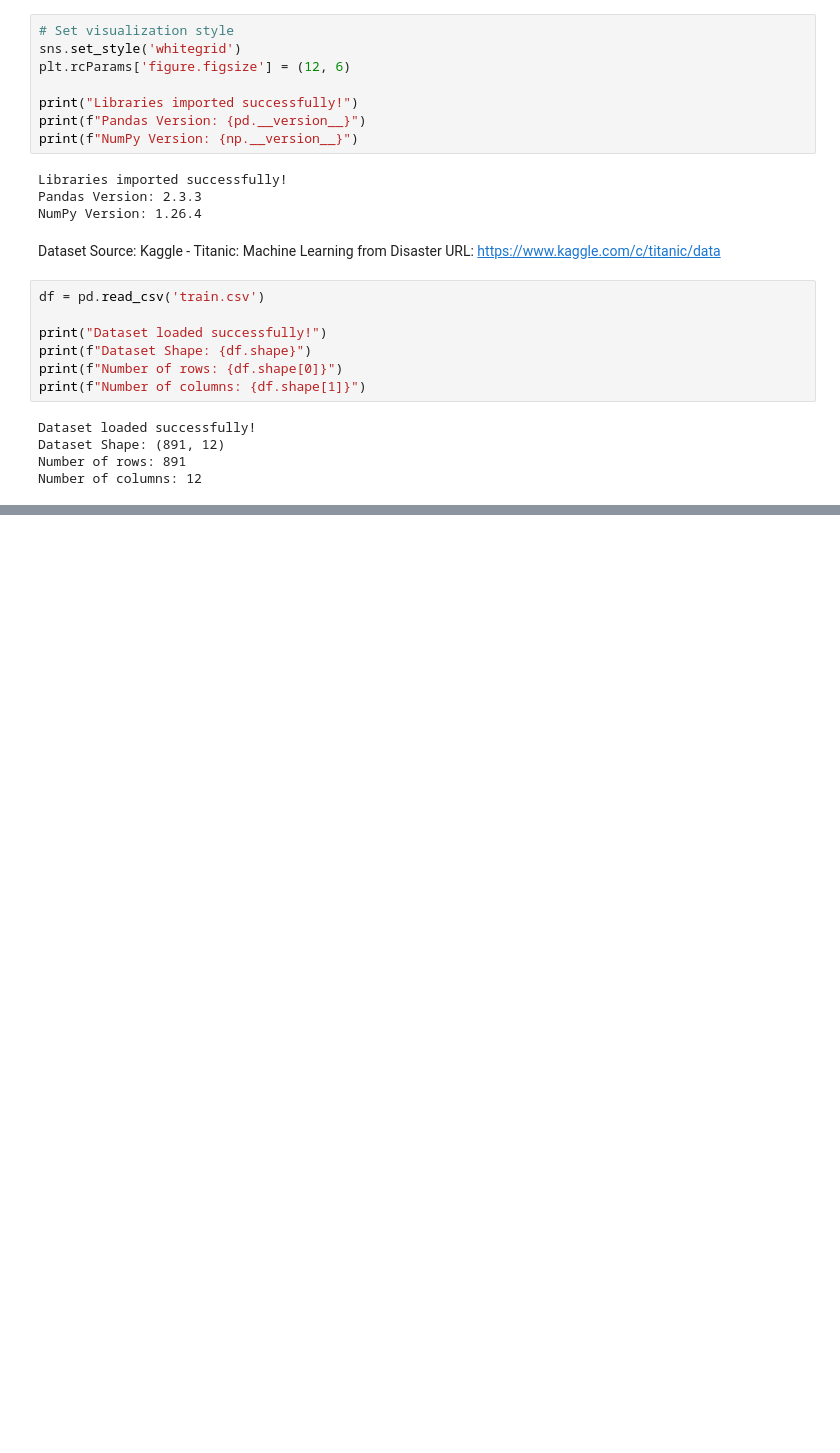
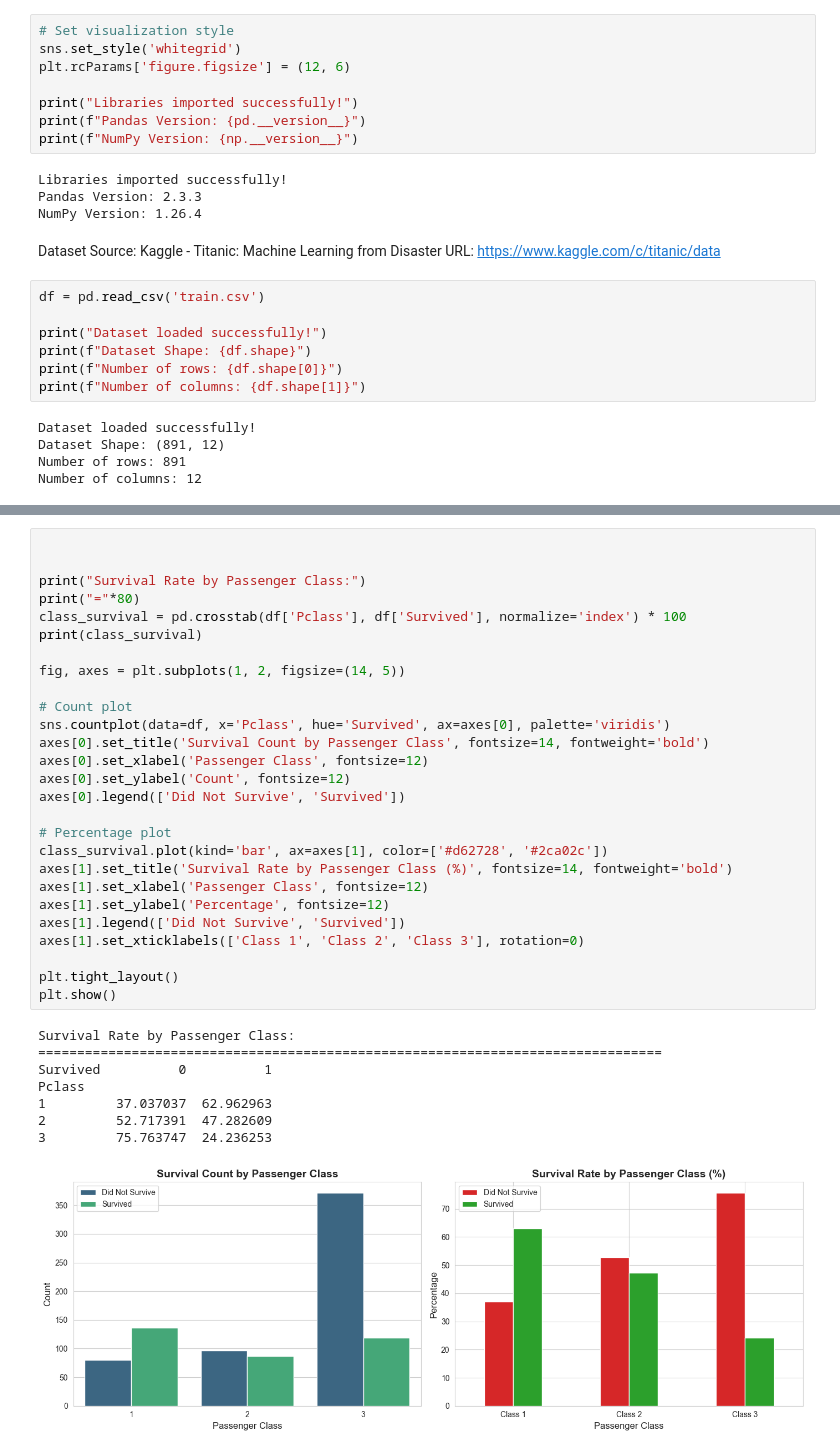
Before and after one commit to aryan-Patel-web/OWL_AI_Intern, a Jupyter notebook: Task-3 - EDA/task.ipynb, the cells around one changed output, grey strips where cells are left out. Cells and saved outputs as stored; diff of their text form; blank space fills up the shorter version.

```diff
--- a/Task-3 - EDA/task.ipynb
+++ b/Task-3 - EDA/task.ipynb
@@ -45,0 +340,36 @@ Number of columns: 12
+# %%
+
+
+print("Survival Rate by Passenger Class:")
+print("="*80)
+class_survival = pd.crosstab(df['Pclass'], df['Survived'], normalize='index') * 100
+print(class_survival)
+
+fig, axes = plt.subplots(1, 2, figsize=(14, 5))
+
+# Count plot
+sns.countplot(data=df, x='Pclass', hue='Survived', ax=axes[0], palette='viridis')
+axes[0].set_title('Survival Count by Passenger Class', fontsize=14, fontweight='bold')
+axes[0].set_xlabel('Passenger Class', fontsize=12)
+axes[0].set_ylabel('Count', fontsize=12)
+axes[0].legend(['Did Not Survive', 'Survived'])
+
+# Percentage plot
+class_survival.plot(kind='bar', ax=axes[1], color=['#d62728', '#2ca02c'])
+axes[1].set_title('Survival Rate by Passenger Class (%)', fontsize=14, fontweight='bold')
+axes[1].set_xlabel('Passenger Class', fontsize=12)
+axes[1].set_ylabel('Percentage', fontsize=12)
+axes[1].legend(['Did Not Survive', 'Survived'])
+axes[1].set_xticklabels(['Class 1', 'Class 2', 'Class 3'], rotation=0)
+
+plt.tight_layout()
+plt.show()
+# %% [output]
+Survival Rate by Passenger Class:
+================================================================================
+Survived          0          1
+Pclass
+1         37.037037  62.962963
+2         52.717391  47.282609
+3         75.763747  24.236253
+[figure, added]
```
Also changed, not shown: parts of 41 cells of this notebook, 3 other files.
